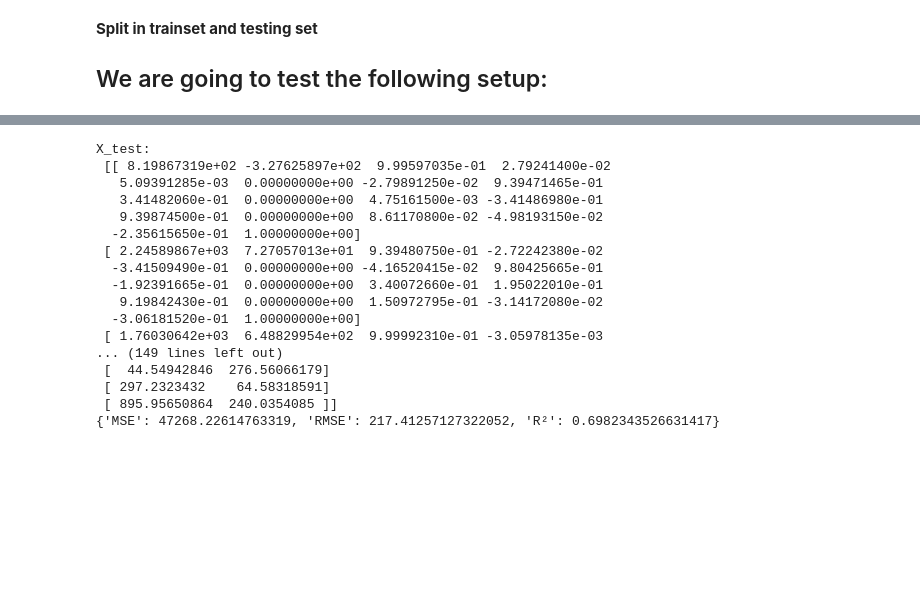
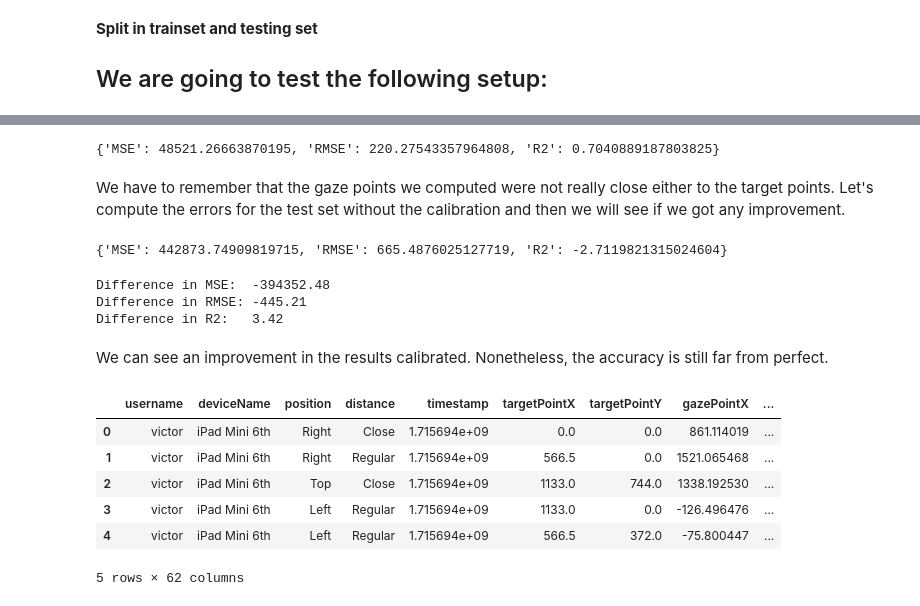
Before and after one commit to VictorSchneuwly/eyetracker, a Jupyter notebook: Notebooks/calibrators_test.ipynb, the cells around one changed output, grey strips where cells are left out. Cells and saved outputs as stored; diff of their text form; code cells hidden in the pictures; blank space fills up the shorter version.

```diff
--- a/Notebooks/calibrators_test.ipynb
+++ b/Notebooks/calibrators_test.ipynb
@@ -197,21 +211,57 @@ split_lrc = LinearRegressionCalibrator(train_data)
 # %%
-evaluation_results = split_lrc.evaluate(test_data)
-print(evaluation_results)
+evaluation_test = split_lrc.evaluate(test_data)
+print(evaluation_test)
 # %% [output]
-X_test:
- [[ 8.19867319e+02 -3.27625897e+02  9.99597035e-01  2.79241400e-02
-   5.09391285e-03  0.00000000e+00 -2.79891250e-02  9.39471465e-01
-   3.41482060e-01  0.00000000e+00  4.75161500e-03 -3.41486980e-01
-   9.39874500e-01  0.00000000e+00  8.61170800e-02 -4.98193150e-02
-  -2.35615650e-01  1.00000000e+00]
- [ 2.24589867e+03  7.27057013e+01  9.39480750e-01 -2.72242380e-02
-  -3.41509490e-01  0.00000000e+00 -4.16520415e-02  9.80425665e-01
-  -1.92391665e-01  0.00000000e+00  3.40072660e-01  1.95022010e-01
-   9.19842430e-01  0.00000000e+00  1.50972795e-01 -3.14172080e-02
-  -3.06181520e-01  1.00000000e+00]
- [ 1.76030642e+03  6.48829954e+02  9.99992310e-01 -3.05978135e-03
-... (149 lines left out)
- [  44.54942846  276.56066179]
- [ 297.2323432    64.58318591]
- [ 895.95650864  240.0354085 ]]
-{'MSE': 47268.22614763319, 'RMSE': 217.41257127322052, 'R²': 0.6982343526631417}
+{'MSE': 48521.26663870195, 'RMSE': 220.27543357964808, 'R2': 0.7040889187803825}
+# %% [markdown]
+We have to remember that the gaze points we computed were not really close either to the target points.
+Let's compute the errors for the test set without the calibration and then we will see if we got any improvement.
+# %%
+# extract the target points and their gaze points
+target_points = np.array([cd.target_point for cd in test_data])
+gaze_points = np.array([cd.gaze_point for cd in test_data])
+
+mse = mean_squared_error(target_points, gaze_points)
+evaluation_without_calib = {
+    "MSE": mse,
+    "RMSE": np.sqrt(mse),
+    "R2": r2_score(target_points, gaze_points),
+}
+print(evaluation_without_calib)
+# %% [output]
+{'MSE': 442873.74909819715, 'RMSE': 665.4876025127719, 'R2': -2.7119821315024604}
+# %%
+# compare the two (two digit after .2f)
+print(f"Difference in MSE:  {evaluation_test["MSE"] - evaluation_without_calib["MSE"]:.2f}")
+print(f"Difference in RMSE: {evaluation_test["RMSE"] - evaluation_without_calib["RMSE"]:.2f}")
+print(f"Difference in R2:   {evaluation_test["R2"] - evaluation_without_calib["R2"]:.2f}")
+# %% [output]
+Difference in MSE:  -394352.48
+Difference in RMSE: -445.21
+Difference in R2:   3.42
+# %% [markdown]
+We can see an improvement in the results calibrated.
+Nonetheless, the accuracy is still far from perfect.
+# %%
+new_columns = test_df.apply(
+    lambda row: split_lrc.calibrate(
+        (row["gazePointX"], row["gazePointY"]), extract_face_transform(row)
+    ),
+    axis=1,
+    result_type="expand",
+)
+
+# Assign new column names to the resulting DataFrame
+new_columns.columns = ["calibratedPointX", "calibratedPointY"]
+
+split_lrc_df = pd.concat([test_df, new_columns], axis=1)
+
+display(split_lrc_df.head())
+# %% [output]
+|  | username | deviceName | position | distance | timestamp | targetPointX | targetPointY | gazePointX | ... |
+| 0 | victor | iPad Mini 6th | Right | Close | 1.715694e+09 | 0.0 | 0.0 | 861.114019 | ... |
+| 1 | victor | iPad Mini 6th | Right | Regular | 1.715694e+09 | 566.5 | 0.0 | 1521.065468 | ... |
+| 2 | victor | iPad Mini 6th | Top | Close | 1.715694e+09 | 1133.0 | 744.0 | 1338.192530 | ... |
+| 3 | victor | iPad Mini 6th | Left | Regular | 1.715694e+09 | 1133.0 | 0.0 | -126.496476 | ... |
+| 4 | victor | iPad Mini 6th | Left | Regular | 1.715694e+09 | 566.5 | 372.0 | -75.800447 | ... |
+5 rows × 62 columns
```
Also changed, not shown: parts of 11 cells of this notebook.
